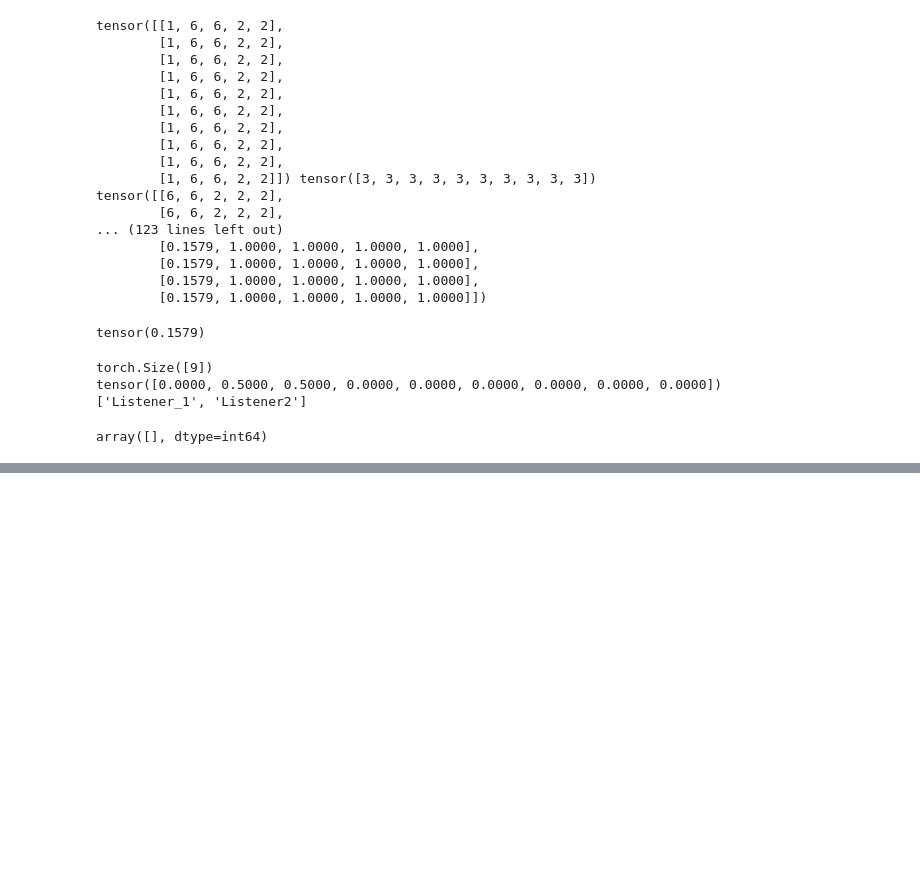
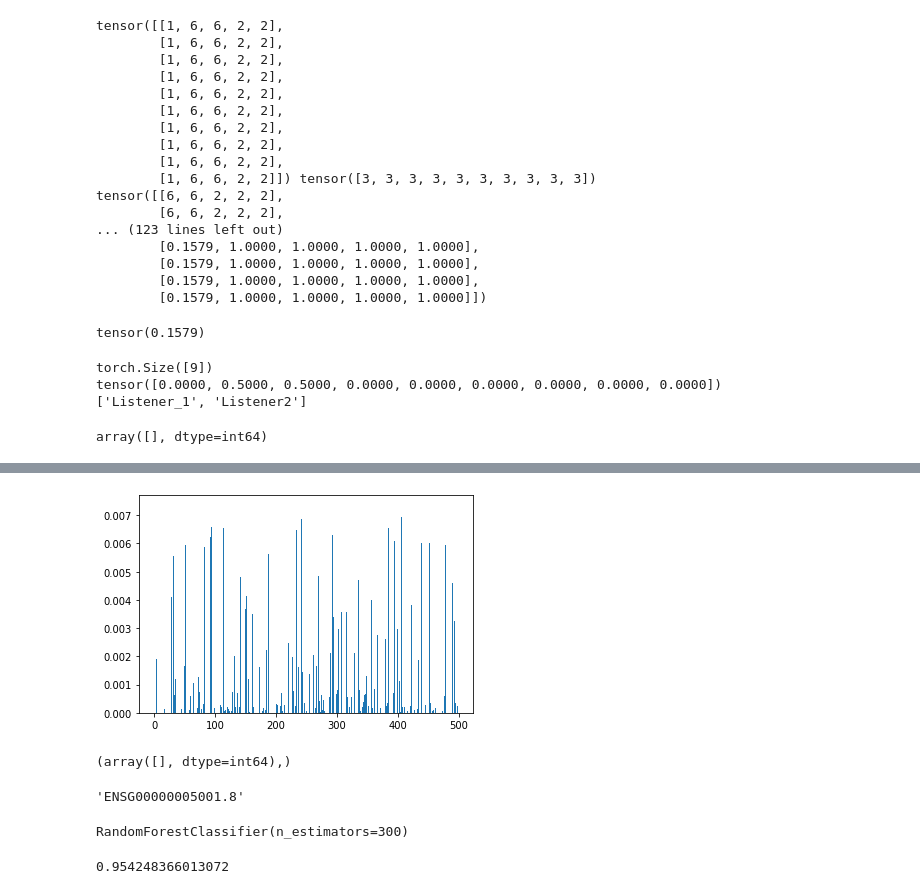
Before and after one commit to MathieuRita/Population, a Jupyter notebook: test_notebook.ipynb, the cells around one changed output, grey strips where cells are left out. Drawn from its saved outputs; the diff is of its cells as text; code cells hidden in the pictures; blank space fills up the shorter version.

```diff
--- a/test_notebook.ipynb
+++ b/test_notebook.ipynb
@@ -1921,0 +2165,17 @@ Finished.
+# %%
+sig_id=9
+
+plt.bar(np.arange(len(H[sig_id])),H[sig_id])
+plt.show()
+
+#print(H[sig_id])
+#print(H[0][194])
+
+np.where(H[sig_id]>0.1)
+# %% [output]
+[figure, added]
+(array([], dtype=int64),)
+# %%
+gene_names[np.argsort(mi_values)[::-1][375]]
+# %% [output]
+'ENSG00000005001.8'
@@ -1921,0 +2212,21 @@ Finished.
+# %%
+from sklearn.ensemble import RandomForestClassifier
+
+#predictor = XGBClassifier(learning_rate=0.35,n_estimators = n_estim)
+predictor = RandomForestClassifier(n_estimators=300)
+
+y_train = [conv_dict[label] for label in labels]
+
+predictor.fit(W_train,y_train)
+#predictor.fit(exp_matrix,y_train)
+# %% [output]
+RandomForestClassifier(n_estimators=300)
+# %%
+y_test=[conv_dict[label] for label in val_labels]
+W_eval = model.transform(val_matrix)
+y_pred=predictor.predict(W_eval)
+#y_pred=predictor.predict(val_matrix)
+
+print(np.sum(y_test==y_pred)/len(y_pred))
+# %% [output]
+0.954248366013072
```
Also changed, not shown: parts of 40 cells of this notebook, 1 other file.
